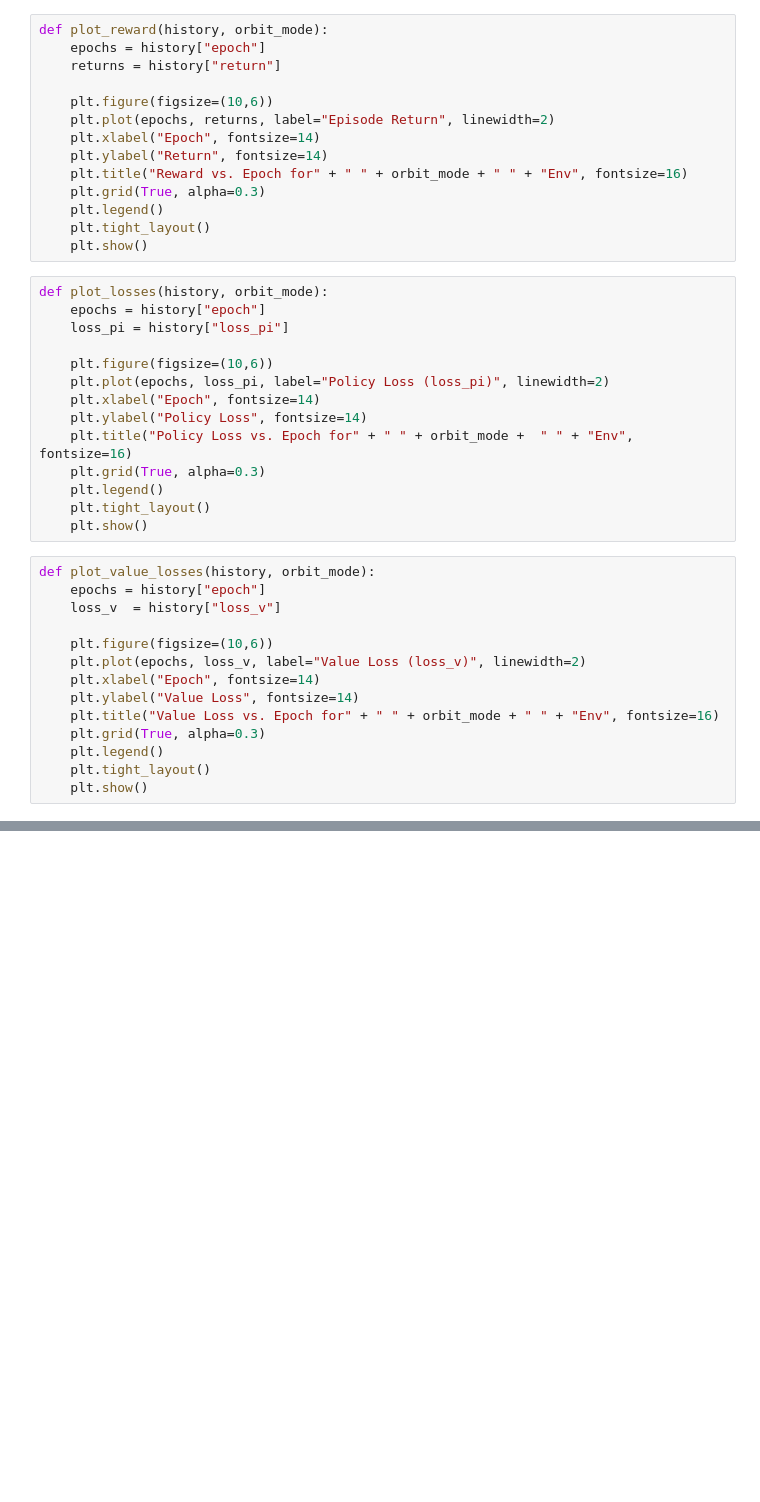
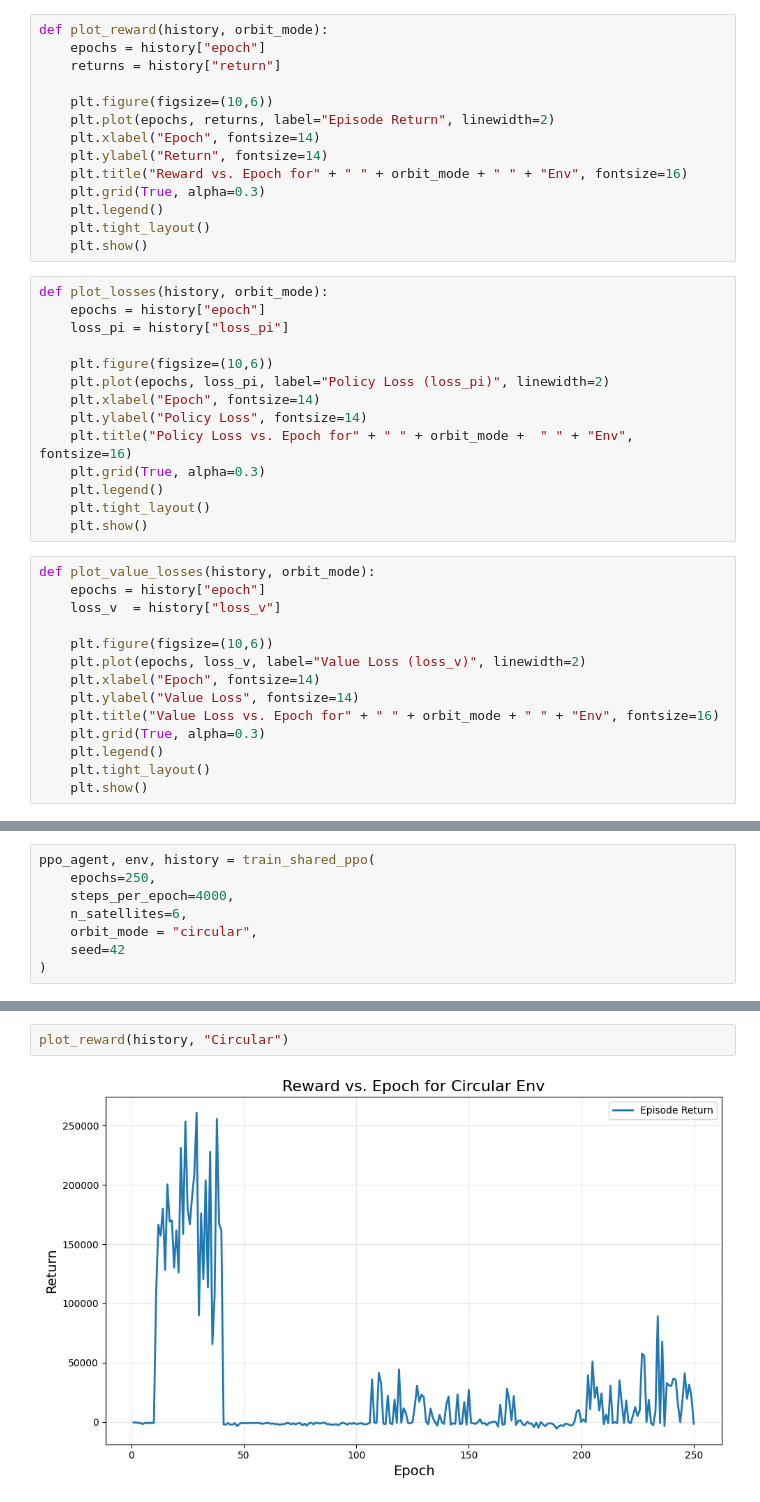
Before and after one commit to mkdar/MARLBlackHole, a Jupyter notebook: Newton_Circ_EBH.ipynb, the cells around one changed output, grey strips where cells are left out. Drawn from its saved outputs; the diff is of its cells as text; blank space fills up the shorter version.

```diff
--- a/Newton_Circ_EBH.ipynb
+++ b/Newton_Circ_EBH.ipynb
@@ -1512,0 +1528,8 @@ plot_value_losses(history)
+# %%
+ppo_agent, env, history = train_shared_ppo(
+    epochs=250,
+    steps_per_epoch=4000,
+    n_satellites=6,
+    orbit_mode = "circular",
+    seed=42
+)
@@ -1512,0 +1554,4 @@ plot_value_losses(history)
+# %%
+plot_reward(history, "Circular")
+# %% [output]
+[figure, added]
```
Also changed, not shown: parts of 7 cells of this notebook.
